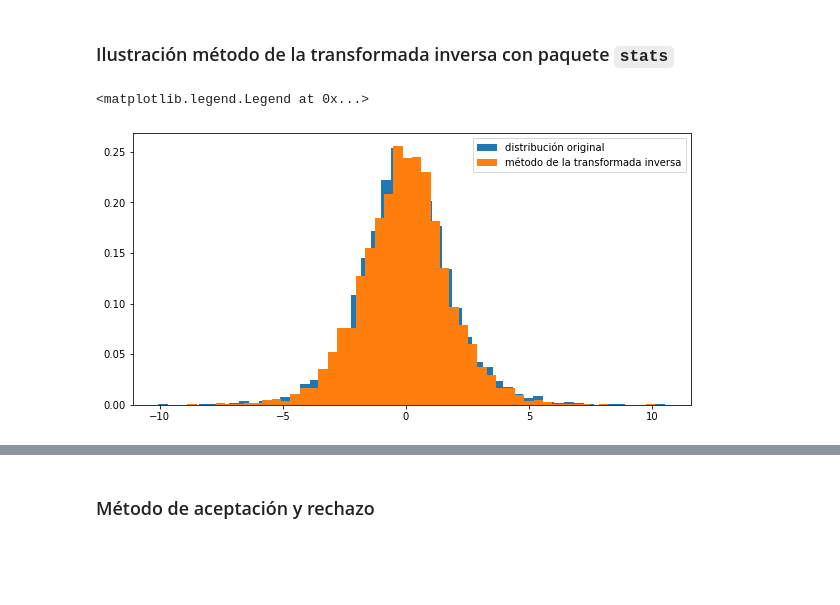
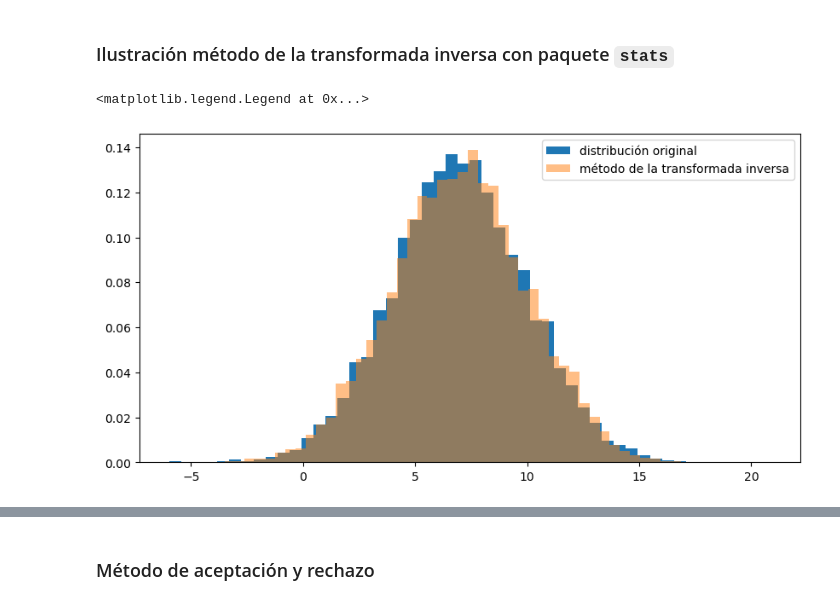
Before and after one commit to adrianhb01/SPF-2023-I, a Jupyter notebook: TEMA-2/Clase11_Ejercicios_MTI_MAR.ipynb, the cells around one changed output, grey strips where cells are left out. Drawn from its saved outputs; the diff is of its cells as text; code cells hidden in the pictures; blank space fills up the shorter version.

```diff
--- a/TEMA-2/Clase11_Ejercicios_MTI_MAR.ipynb
+++ b/TEMA-2/Clase11_Ejercicios_MTI_MAR.ipynb
@@ -13,32 +45,32 @@ from math import factorial as fac # Importo la operación factorial
 ### Ilustración método de la transformada inversa con paquete `stats`
 # %%
 # Elegir la distribución
-name_dist = ''
+name_dist = 'norm'
 # Explorar la función de la función getattr
-dist =
+dist = getattr(st, name_dist)
 # Parametros de la distribución (tupla)
-params = 1
+params = 2
 # Cantidad de términos
-N = 5000
+N = 10000
 # Diccionario de argumentos de la distribución
-args =
+args = {'loc': 7, 'scale': 3}
 
 # Generación de variable aleatorias de la distrubición elegida
-x =
+x = dist(**args).rvs(N)
 
 # Comparación de histogramas
 # 1. Histograma distribución original
 plt.figure(figsize=[10,5])
-plt.hist(x, bins=50,density=True, label='distribución original');
+plt.hist(x, bins=50, density=True, label='distribución original');
 
 # 2. Implementación del método de la transformada inversa usando función 'ppf'
-U =
-f_inv =
-plt.hist(f_inv, bins=50, density=True, label='método de la transformada inversa');
+U = np.random.rand(N)
+f_inv = dist(**args).ppf(U)
+plt.hist(f_inv, bins=50, density=True, label='método de la transformada inversa', alpha=0.5);
 plt.legend()
 # %% [output]
 <matplotlib.legend.Legend at 0x...>
-[figure, old version]
+[figure, new version]
 # %% [markdown]
 ## <font color ='red'> **Ejercicio 2**
  1. Generación variable aleatoria continua
```
Also changed, not shown: parts of 11 cells of this notebook, 1 other file.
